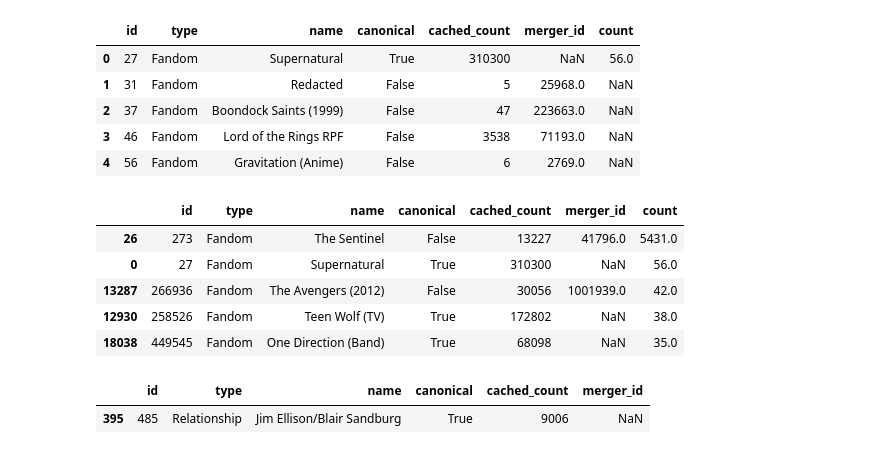
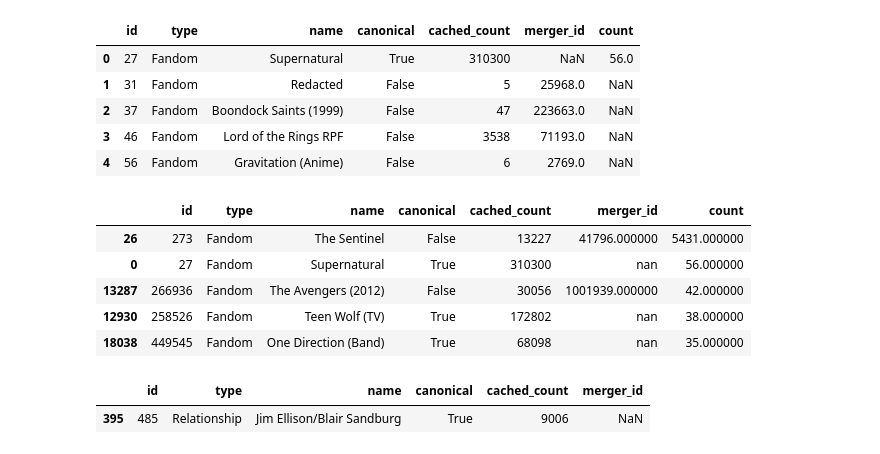
Before and after one commit to joelleneyap/fandomstudies, a Jupyter notebook: fic_spikes.ipynb, the cells around one changed output. Saved outputs shown, nothing was run; the diff lists cells and outputs as text; code cells hidden in the pictures.

```diff
--- a/fic_spikes.ipynb
+++ b/fic_spikes.ipynb
@@ -274,15 +268,16 @@ fandom_counts_spike_2013_works.head()
 # %%
 # SORT YAY
 
 fandom_counts_spike_2013_works = fandom_counts_spike_2013_works.sort_values(by='count', ascending=False)
-fandom_counts_spike_2013_works.head()
+fandom_counts_spike_2013_works.head().style.set_properties(**{'background-color': '#EBE9E1',
+                                                              'color': 'black'})
 # %% [output]
 |  | id | type | name | canonical | cached_count | merger_id | count |
-| 26 | 273 | Fandom | The Sentinel | False | 13227 | 41796.0 | 5431.0 |
-| 0 | 27 | Fandom | Supernatural | True | 310300 | NaN | 56.0 |
-| 13287 | 266936 | Fandom | The Avengers (2012) | False | 30056 | 1001939.0 | 42.0 |
-| 12930 | 258526 | Fandom | Teen Wolf (TV) | True | 172802 | NaN | 38.0 |
-| 18038 | 449545 | Fandom | One Direction (Band) | True | 68098 | NaN | 35.0 |
+| 26 | 273 | Fandom | The Sentinel | False | 13227 | 41796.000000 | 5431.000000 |
+| 0 | 27 | Fandom | Supernatural | True | 310300 | nan | 56.000000 |
+| 13287 | 266936 | Fandom | The Avengers (2012) | False | 30056 | 1001939.000000 | 42.000000 |
+| 12930 | 258526 | Fandom | Teen Wolf (TV) | True | 172802 | nan | 38.000000 |
+| 18038 | 449545 | Fandom | One Direction (Band) | True | 68098 | nan | 35.000000 |
 # %%
 tags[tags['id'] == 485]
 # %% [output]
```
Also changed, not shown: parts of 4 cells of this notebook.
